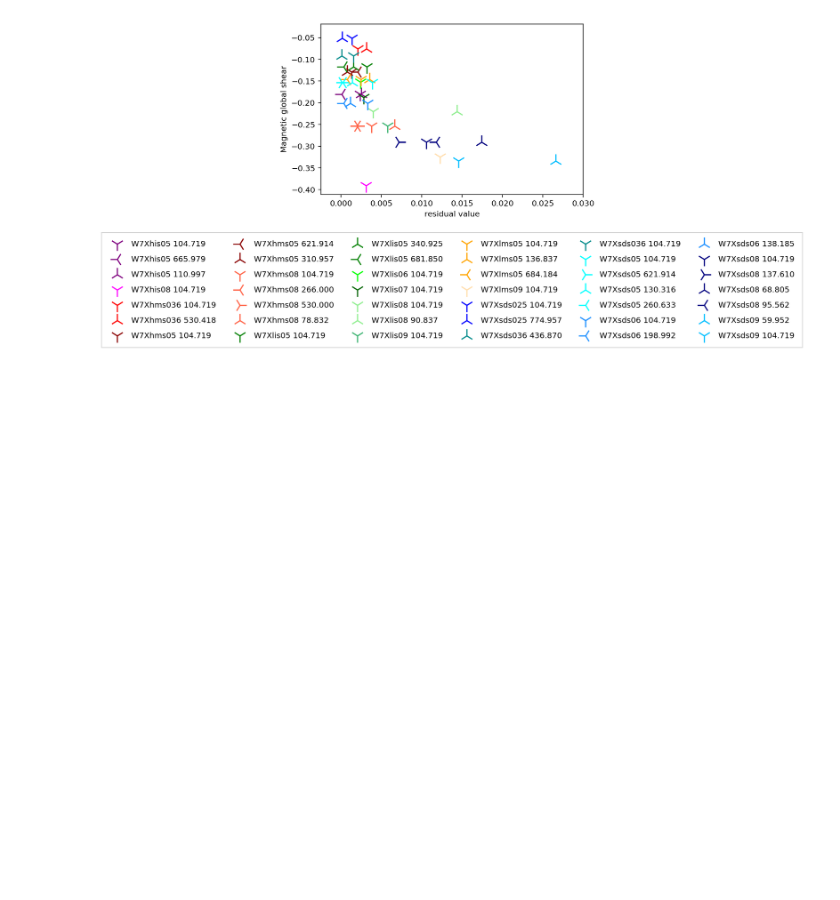
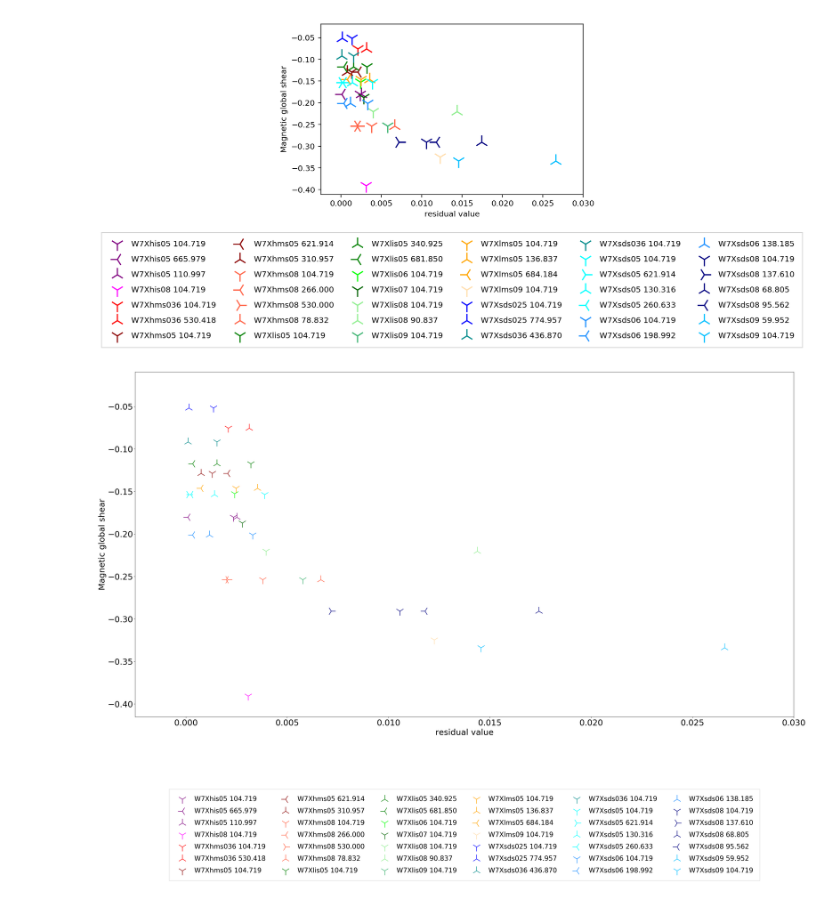
Before and after one commit to cardanmomo/sterren, a Jupyter notebook: Emmasnotebooks/residual_vs_shear.ipynb, the cells around one changed output. Saved outputs shown, nothing was run; the diff lists cells and outputs as text; code cells hidden in the pictures; blank space fills up the shorter version.

```diff
--- a/Emmasnotebooks/residual_vs_shear.ipynb
+++ b/Emmasnotebooks/residual_vs_shear.ipynb
@@ -91,3 +91,69 @@ plt.savefig('C:/Users/s162605/Documents/Studie/JAAR3/BEP/figures/residual_vs_gob
 plt.show()
 # %% [output]
 [figure]
+# %%
+import matplotlib.markers
+
+plt.scatter(residual[0],shear.values[0], color='purple',label='W7Xhis05 104.719', marker='1',s=700, cmap=None, alpha=1, linewidths=5, edgecolors=None)
+plt.scatter(residual[1],shear.values[1], color='purple',label='W7Xhis05 665.979', marker='3',s=700, cmap=None, alpha=1, linewidths=5, edgecolors=None)
+plt.scatter(residual[2],shear.values[2], color='purple',label='W7Xhis05 110.997', marker='2',s=700, cmap=None, alpha=1, linewidths=5, edgecolors=None)
+plt.scatter(residual[3],shear.values[3], color='magenta',label='W7Xhis08 104.719', marker='1',s=700, cmap=None, alpha=1, linewidths=5, edgecolors=None)
+plt.scatter(residual[4],shear.values[4], color='red',label='W7Xhms036 104.719', marker='1',s=700, cmap=None, alpha=1, linewidths=5, edgecolors=None)
+
+plt.scatter(residual[5],shear.values[5], color='red',label='W7Xhms036 530.418', marker='2',s=700, cmap=None, alpha=1, linewidths=5, edgecolors=None)
+plt.scatter(residual[6],shear.values[6], color='darkred',label='W7Xhms05 104.719', marker='1',s=700, cmap=None, alpha=1, linewidths=5, edgecolors=None)
+plt.scatter(residual[7],shear.values[7], color='darkred',label='W7Xhms05 621.914', marker='3',s=700, cmap=None, alpha=1, linewidths=5, edgecolors=None)
+plt.scatter(residual[8],shear.values[8], color='darkred',label='W7Xhms05 310.957', marker='2',s=700, cmap=None, alpha=1, linewidths=5, edgecolors=None)
+plt.scatter(residual[9],shear.values[9], color='tomato',label='W7Xhms08 104.719', marker='1',s=700, cmap=None, alpha=1, linewidths=5, edgecolors=None)
+
+plt.scatter(residual[10],shear.values[10], color='tomato',label='W7Xhms08 266.000', marker='3',s=700, cmap=None, alpha=1, linewidths=5, edgecolors=None)
+plt.scatter(residual[11],shear.values[11], color='tomato',label='W7Xhms08 530.000', marker='4',s=700, cmap=None, alpha=1, linewidths=5, edgecolors=None)
+plt.scatter(residual[12],shear.values[12], color='tomato',label='W7Xhms08 78.832', marker='2',s=700, cmap=None, alpha=1, linewidths=5, edgecolors=None)
+plt.scatter(residual[13],shear.values[13], color='green',label='W7Xlis05 104.719', marker='1',s=700, cmap=None, alpha=1, linewidths=5, edgecolors=None)
+plt.scatter(residual[14],shear.values[14], color='green',label='W7Xlis05 340.925', marker='2',s=700, cmap=None, alpha=1, linewidths=5, edgecolors=None)
+
+plt.scatter(residual[15],shear.values[15], color='green',label='W7Xlis05 681.850', marker='3',s=700, cmap=None, alpha=1, linewidths=5, edgecolors=None)
+plt.scatter(residual[16],shear.values[16], color='lime',label='W7Xlis06 104.719', marker='1',s=700, cmap=None, alpha=1, linewidths=5, edgecolors=None)
+plt.scatter(residual[17],shear.values[17], color='darkgreen',label='W7Xlis07 104.719', marker='1',s=700, cmap=None, alpha=1, linewidths=5, edgecolors=None)
+plt.scatter(residual[18],shear.values[18], color='lightgreen',label='W7Xlis08 104.719', marker='1',s=700, cmap=None, alpha=1, linewidths=5, edgecolors=None)
+plt.scatter(residual[19],shear.values[19], color='lightgreen',label='W7Xlis08 90.837', marker='2',s=700, cmap=None, alpha=1, linewidths=5, edgecolors=None)
+
+plt.scatter(residual[20],shear.values[20], color='mediumseagreen',label='W7Xlis09 104.719', marker='1',s=700, cmap=None, alpha=1, linewidths=5, edgecolors=None)
+plt.scatter(residual[21],shear.values[21], color='orange',label='W7Xlms05 104.719', marker='1',s=700, cmap=None, alpha=1, linewidths=5, edgecolors=None)
+plt.scatter(residual[22],shear.values[22], color='orange',label='W7Xlms05 136.837', marker='2',s=700, cmap=None, alpha=1, linewidths=5, edgecolors=None)
+plt.scatter(residual[23],shear.values[23], color='orange',label='W7Xlms05 684.184', marker='3',s=700, cmap=None, alpha=1, linewidths=5, edgecolors=None)
+plt.scatter(residual[24],shear.values[24], color='navajowhite',label='W7Xlms09 104.719', marker='1',s=700, cmap=None, alpha=1, linewidths=5, edgecolors=None)
+
+plt.scatter(residual[25],shear.values[25], color='blue',label='W7Xsds025 104.719', marker='1',s=700, cmap=None, alpha=1, linewidths=5, edgecolors=None)
+plt.scatter(residual[26],shear.values[26], color='blue',label='W7Xsds025 774.957', marker='2',s=700, cmap=None, alpha=1, linewidths=5, edgecolors=None)
+plt.scatter(residual[27],shear.values[27], color='darkcyan',label='W7Xsds036 436.870', marker='2',s=700, cmap=None, alpha=1, linewidths=5, edgecolors=None)
+plt.scatter(residual[28],shear.values[28], color='darkcyan',label='W7Xsds036 104.719', marker='1',s=700, cmap=None, alpha=1, linewidths=5, edgecolors=None)
+plt.scatter(residual[29],shear.values[29], color='cyan',label='W7Xsds05 104.719', marker='1',s=700, cmap=None, alpha=1, linewidths=5, edgecolors=None)
+
+plt.scatter(residual[30],shear.values[30], color='cyan',label='W7Xsds05 621.914', marker='4',s=700, cmap=None, alpha=1, linewidths=5, edgecolors=None)
+plt.scatter(residual[31],shear.values[31], color='cyan',label='W7Xsds05 130.316', marker='2',s=700, cmap=None, alpha=1, linewidths=5, edgecolors=None)
+plt.scatter(residual[32],shear.values[32], color='cyan',label='W7Xsds05 260.633', marker='3',s=700, cmap=None, alpha=1, linewidths=5, edgecolors=None)
+plt.scatter(residual[33],shear.values[33], color='dodgerblue',label='W7Xsds06 104.719', marker='1',s=700, cmap=None, alpha=1, linewidths=5, edgecolors=None)
+plt.scatter(residual[34],shear.values[34], color='dodgerblue',label='W7Xsds06 198.992', marker='3',s=700, cmap=None, alpha=1, linewidths=5, edgecolors=None)
+
+plt.scatter(residual[35],shear.values[35], color='dodgerblue',label='W7Xsds06 138.185', marker='2',s=700, cmap=None, alpha=1, linewidths=5, edgecolors=None)
+plt.scatter(residual[36],shear.values[36], color='navy',label='W7Xsds08 104.719', marker='1',s=700, cmap=None, alpha=1, linewidths=5, edgecolors=None)
+plt.scatter(residual[37],shear.values[37], color='navy',label='W7Xsds08 137.610', marker='4',s=700, cmap=None, alpha=1, linewidths=5, edgecolors=None)
+plt.scatter(residual[38],shear.values[38], color='navy',label='W7Xsds08 68.805', marker='2',s=700, cmap=None, alpha=1, linewidths=5, edgecolors=None)
+plt.scatter(residual[39],shear.values[39], color='navy',label='W7Xsds08 95.562', marker='3',s=700, cmap=None, alpha=1, linewidths=5, edgecolors=None)
+
+plt.scatter(residual[40],shear.values[40], color='deepskyblue',label='W7Xsds09 59.952', marker='2',s=700, cmap=None, alpha=1, linewidths=5, edgecolors=None)
+plt.scatter(residual[41],shear.values[41], color='deepskyblue',label='W7Xsds09 104.719', marker='1',s=700, cmap=None, alpha=1, linewidths=5, edgecolors=None)
+
+#plt.title('Nonlinear xx plotted against $\tau_{ZF}$', fontsize=30)
+plt.xlabel('residual value',fontsize=25)
+plt.yticks(fontsize=25)########################### at least 20 for report ##############
+plt.xticks(fontsize=25)
+plt.ylabel('Magnetic global shear',fontsize=25)
+plt.xlim([-0.0025,0.03])
+plt.tight_layout(rect=[0, 0, 5, 4])
+plt.legend(loc='upper center', bbox_to_anchor=(0.5, -0.2),fancybox=False, shadow=False, ncol=6, borderpad=1,labelspacing=0.8,fontsize=20)
+plt.savefig('C:/Users/s162605/Documents/Studie/JAAR3/BEP/figures/residual_vs_gobalshear.pdf', format='pdf', dpi=1200)
+plt.show()
+# %% [output]
+[figure, added]
```
Also changed, not shown: 12 other files.
